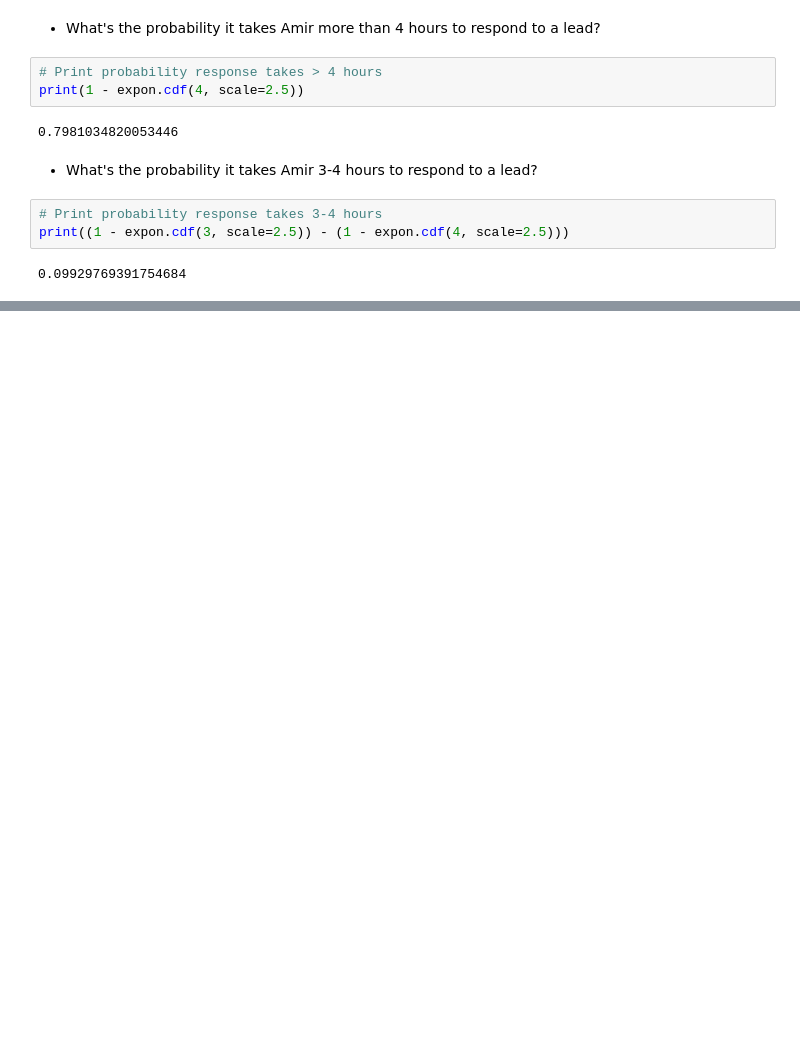
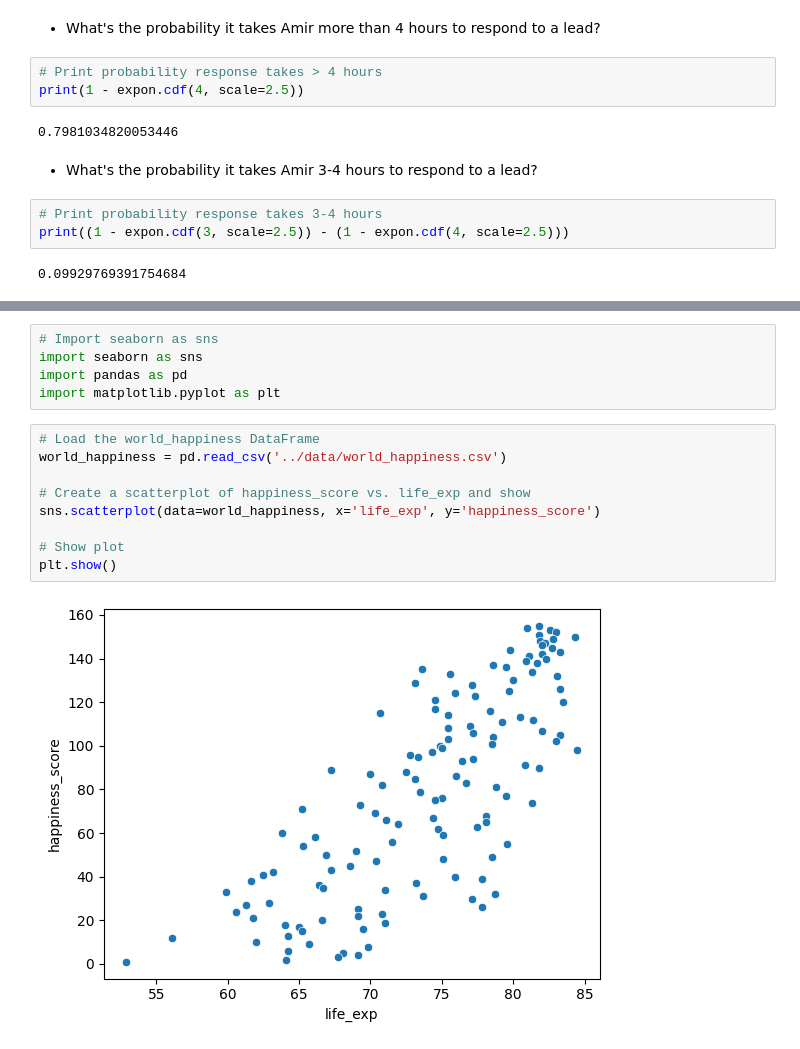
Before and after one commit to petsereypanha/python_data, a Jupyter notebook: introduction/Statistics.ipynb, the cells around one changed output, grey strips where cells are left out. Cells and saved outputs as stored; diff of their text form; blank space fills up the shorter version.

```diff
--- a/introduction/Statistics.ipynb
+++ b/introduction/Statistics.ipynb
@@ -840,0 +850,16 @@ print((1 - expon.cdf(3, scale=2.5)) - (1 - expon.cdf(4, scale=2.5)))
+# %%
+# Import seaborn as sns
+import seaborn as sns
+import pandas as pd
+import matplotlib.pyplot as plt
+# %%
+# Load the world_happiness DataFrame
+world_happiness = pd.read_csv('../data/world_happiness.csv')
+
+# Create a scatterplot of happiness_score vs. life_exp and show
+sns.scatterplot(data=world_happiness, x='life_exp', y='happiness_score')
+
+# Show plot
+plt.show()
+# %% [output]
+[figure, added]
```
Also changed, not shown: parts of 15 cells of this notebook, 1 other file.
